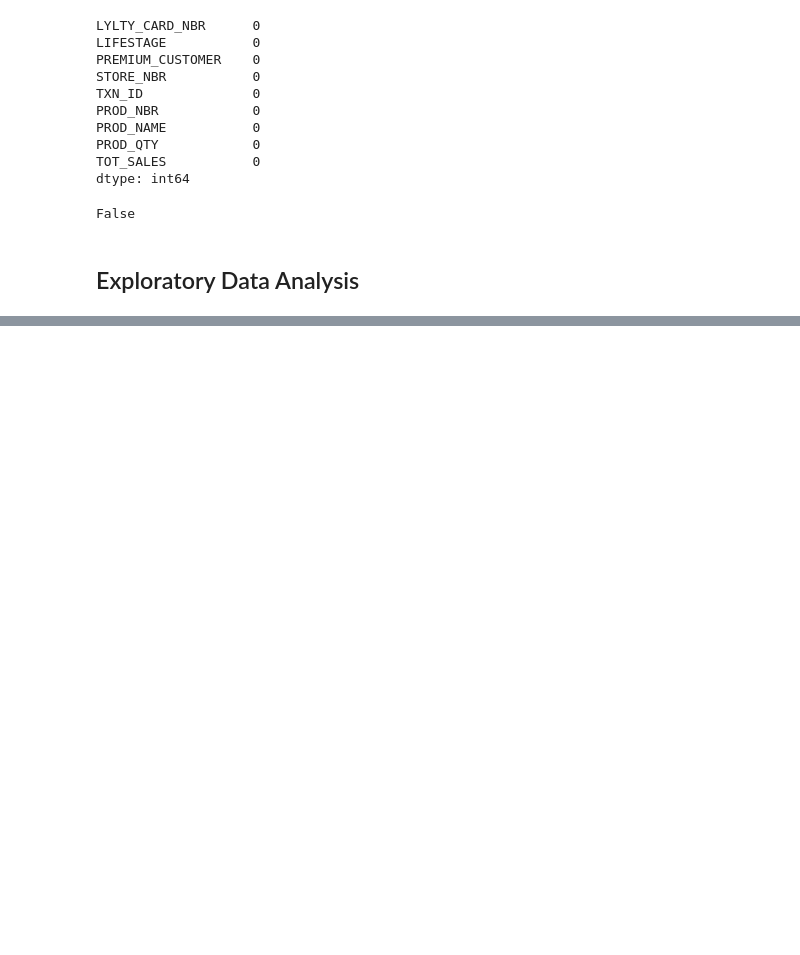
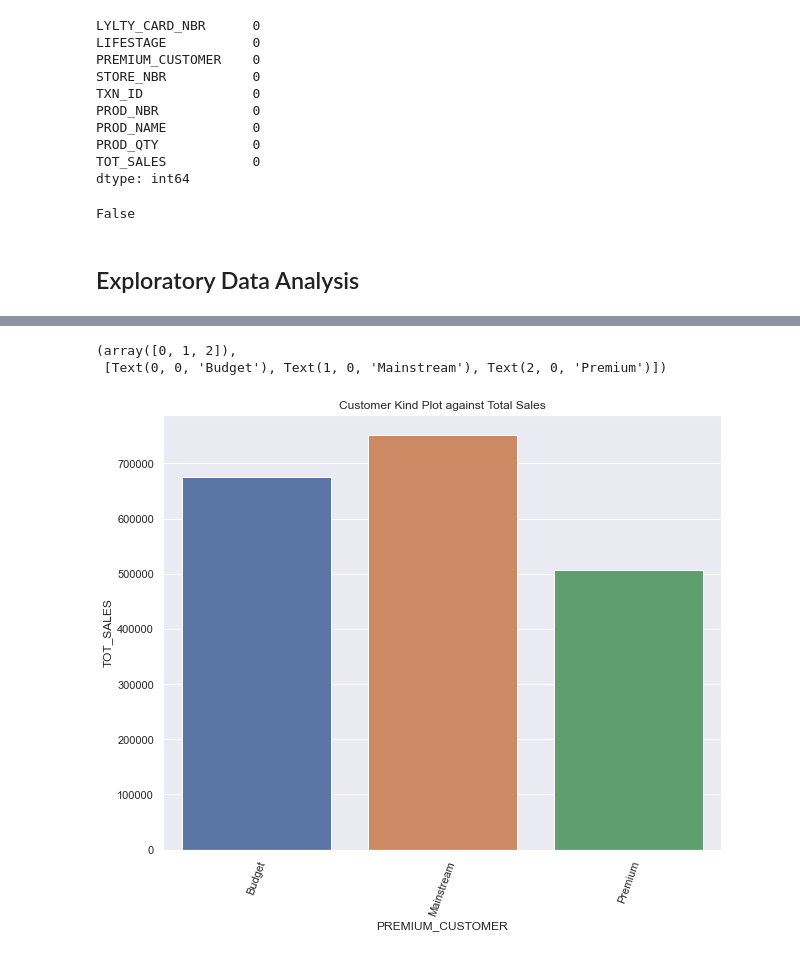
Before and after one commit to CHRISTINEMUTHEE/Quantium-Analysis, a Jupyter notebook: notebooks/data_cleaning.ipynb, the cells around one changed output, grey strips where cells are left out. Cells and saved outputs as stored; diff of their text form; code cells hidden in the pictures; blank space fills up the shorter version.

```diff
--- a/notebooks/data_cleaning.ipynb
+++ b/notebooks/data_cleaning.ipynb
@@ -333,0 +394,10 @@ False
+# %%
+# A plot of the same
+fig, ax = plt.subplots(figsize=(10,8))
+sns.barplot(x="PREMIUM_CUSTOMER",y="TOT_SALES",data=df_customer,ax=ax)
+plt.title("Customer Kind Plot against Total Sales")
+plt.xticks(rotation=70)
+# %% [output]
+(array([0, 1, 2]),
+ [Text(0, 0, 'Budget'), Text(1, 0, 'Mainstream'), Text(2, 0, 'Premium')])
+[figure, added]
```
Also changed, not shown: parts of 10 cells of this notebook.
